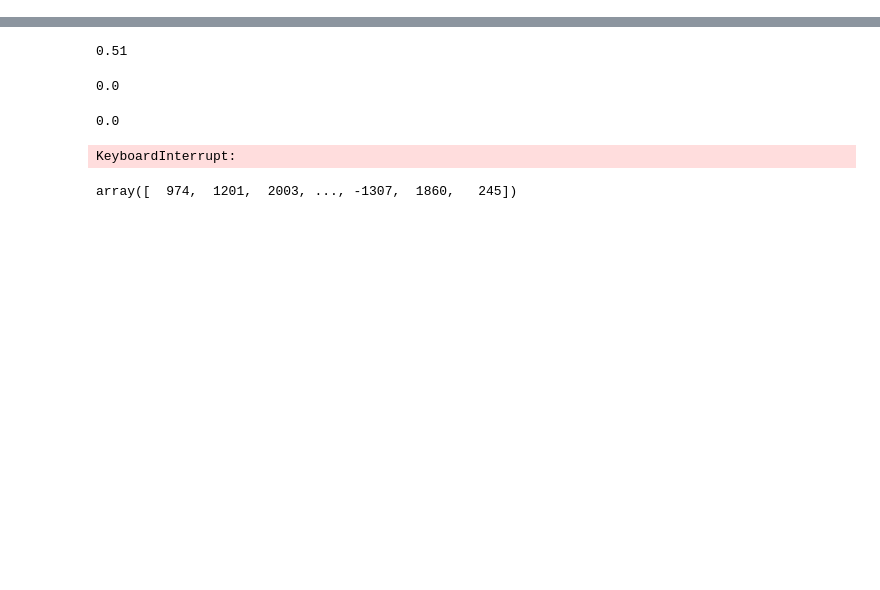
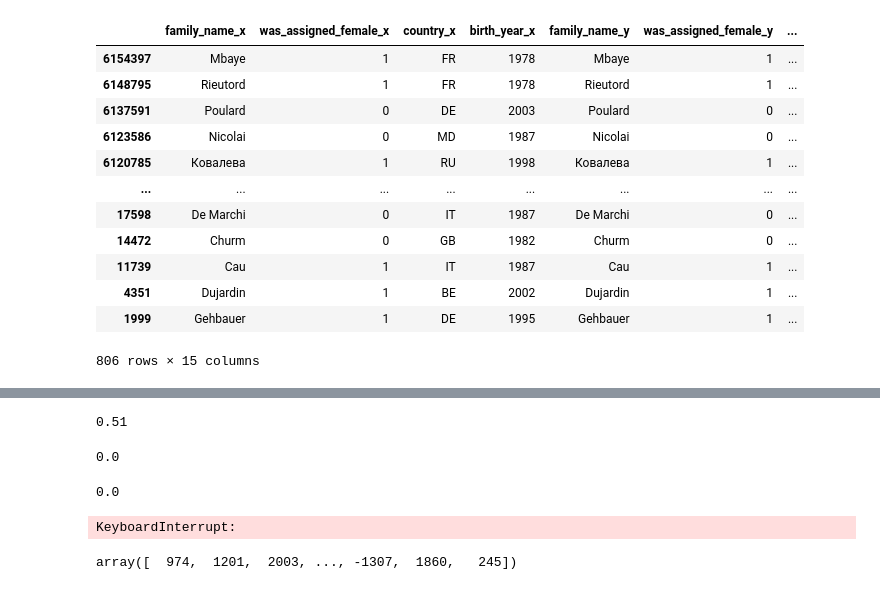
Before and after one commit to robachowyk/PhD-research, a Jupyter notebook: replicate Guha/bay_CI_RL_MH.ipynb, the cells around one changed output, grey strips where cells are left out. Drawn from its saved outputs; the diff is of its cells as text; code cells hidden in the pictures; blank space fills up the shorter version.

```diff
--- a/replicate Guha/bay_CI_RL_MH.ipynb
+++ b/replicate Guha/bay_CI_RL_MH.ipynb
@@ -243,0 +174,14 @@ def compute_proposal(file_A, file_B, file_mix_BA, z, sigma_square, a_sigma, b_si
+# %%
+unmatch = comparisons.sum(axis=0) / len(comparisons) # probability of having same linking var (at all)
+
+match = np.repeat(0.95, len(identifiers.keys())) # probability of having same linking var when being matches
+
+AB["linking_score"] = (np.multiply(comparisons, np.log2(match/unmatch)) + np.multiply(1-comparisons, np.log2((1-match)/(1-unmatch)))).sum(axis=1)
+
+score = AB.linking_score.max()
+data = AB[AB.linking_score==score]
+
+data = data[data.source_index_A.]
+
+# we consider 1-2-1 matches in z
+data_link = data[ (~data.source_index_A.duplicated(keep=False)) & (~data.source_index_B.duplicated(keep=False)) ]
@@ -243,0 +246,16 @@ def compute_proposal(file_A, file_B, file_mix_BA, z, sigma_square, a_sigma, b_si
+# %%
+data_link
+# %% [output]
+|  | family_name_x | was_assigned_female_x | country_x | birth_year_x | family_name_y | was_assigned_female_y | ... |
+| 6154397 | Mbaye | 1 | FR | 1978 | Mbaye | 1 | ... |
+| 6148795 | Rieutord | 1 | FR | 1978 | Rieutord | 1 | ... |
+| 6137591 | Poulard | 0 | DE | 2003 | Poulard | 0 | ... |
+| 6123586 | Nicolai | 0 | MD | 1987 | Nicolai | 0 | ... |
+| 6120785 | Ковалева | 1 | RU | 1998 | Ковалева | 1 | ... |
+| ... | ... | ... | ... | ... | ... | ... | ... |
+| 17598 | De Marchi | 0 | IT | 1987 | De Marchi | 0 | ... |
+| 14472 | Churm | 0 | GB | 1982 | Churm | 0 | ... |
+| 11739 | Cau | 1 | IT | 1987 | Cau | 1 | ... |
+| 4351 | Dujardin | 1 | BE | 2002 | Dujardin | 1 | ... |
+| 1999 | Gehbauer | 1 | DE | 1995 | Gehbauer | 1 | ... |
+806 rows × 15 columns
```
Also changed, not shown: parts of 9 cells of this notebook, 8 other files.
